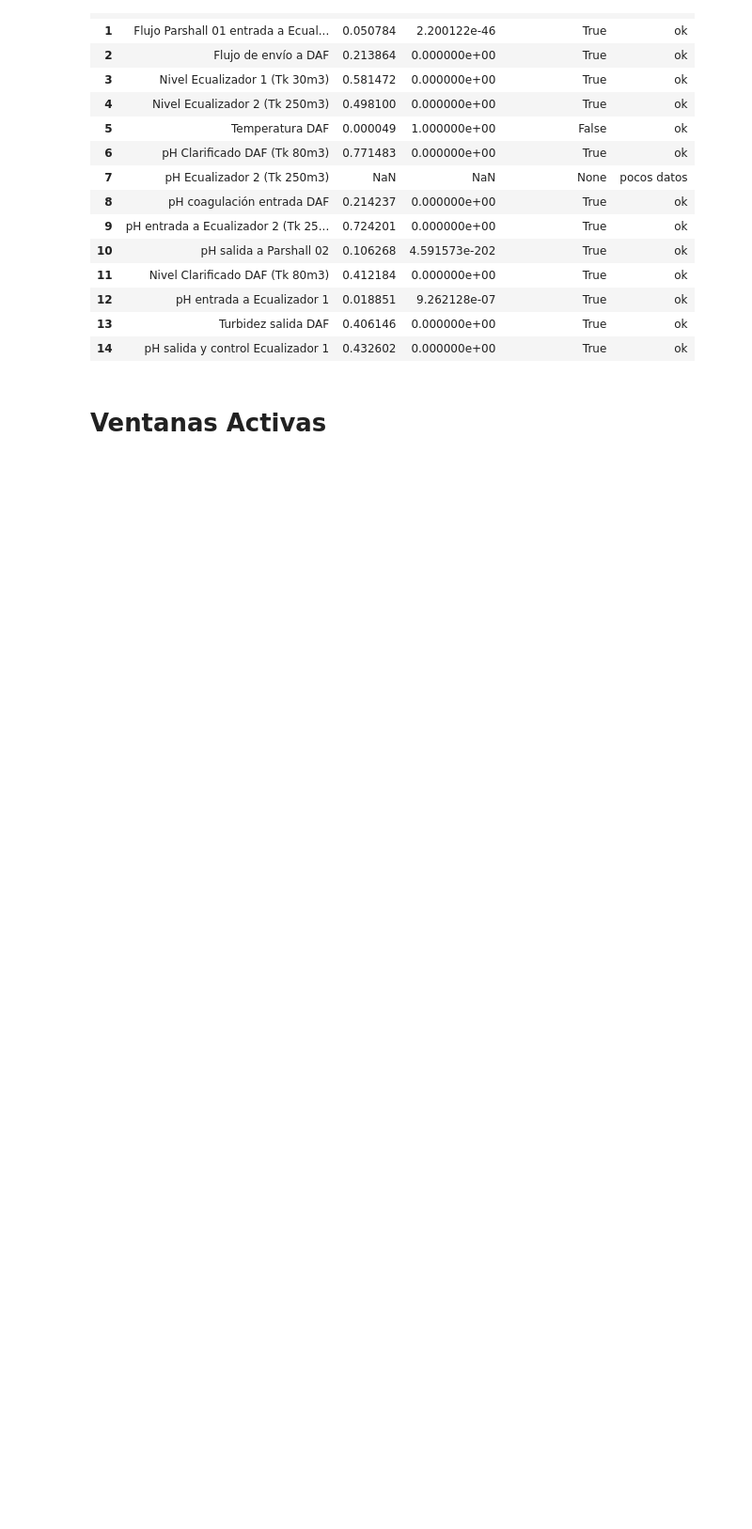
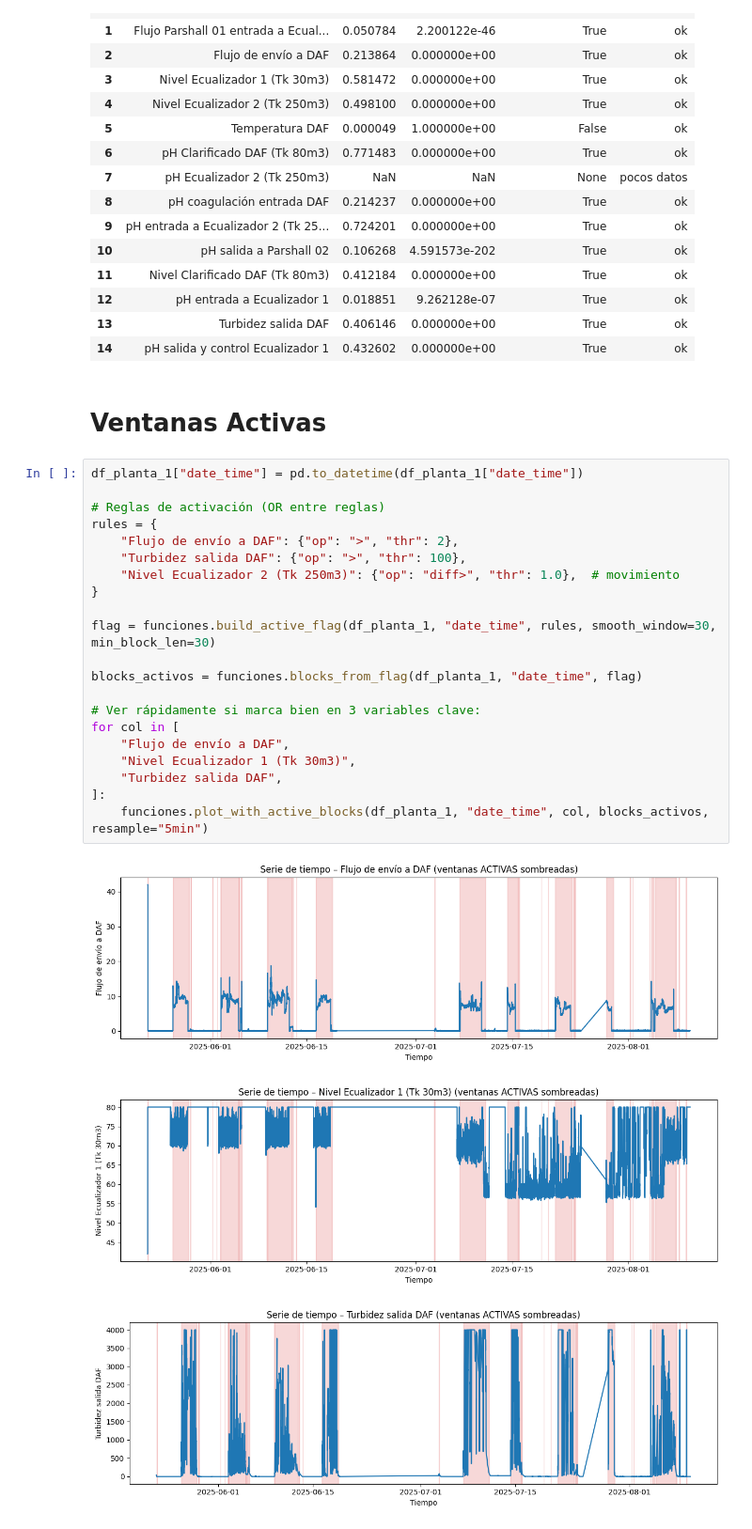
Before and after one commit to fchiapped/Proyecto-Grado, a Jupyter notebook: Pre-Procesamiento/planta1.ipynb, the cells around one changed output. Shown: that part at 94% size. Drawn from its saved outputs; the diff is of its cells as text; blank space fills up the shorter version.

Commit message:
Separación Ventanas Activas y Drift

```diff
--- a/Pre-Procesamiento/planta1.ipynb
+++ b/Pre-Procesamiento/planta1.ipynb
@@ -213,3 +213,28 @@ res
 | 14 | pH salida y control Ecualizador 1 | 0.432602 | 0.000000e+00 | True | ok |
 # %% [markdown]
 # Ventanas Activas
+# %%
+df_planta_1["date_time"] = pd.to_datetime(df_planta_1["date_time"])
+
+# Reglas de activación (OR entre reglas)
+rules = {
+    "Flujo de envío a DAF": {"op": ">", "thr": 2},
+    "Turbidez salida DAF": {"op": ">", "thr": 100},
+    "Nivel Ecualizador 2 (Tk 250m3)": {"op": "diff>", "thr": 1.0},  # movimiento
+}
+
+flag = funciones.build_active_flag(df_planta_1, "date_time", rules, smooth_window=30, min_block_len=30)
+
+blocks_activos = funciones.blocks_from_flag(df_planta_1, "date_time", flag)
+
+# Ver rápidamente si marca bien en 3 variables clave:
+for col in [
+    "Flujo de envío a DAF",
+    "Nivel Ecualizador 1 (Tk 30m3)",
+    "Turbidez salida DAF",
+]:
+    funciones.plot_with_active_blocks(df_planta_1, "date_time", col, blocks_activos, resample="5min")
+# %% [output]
+[figure, added]
+[figure, added]
+[figure, added]
```
Also changed, not shown: 2 other files.
